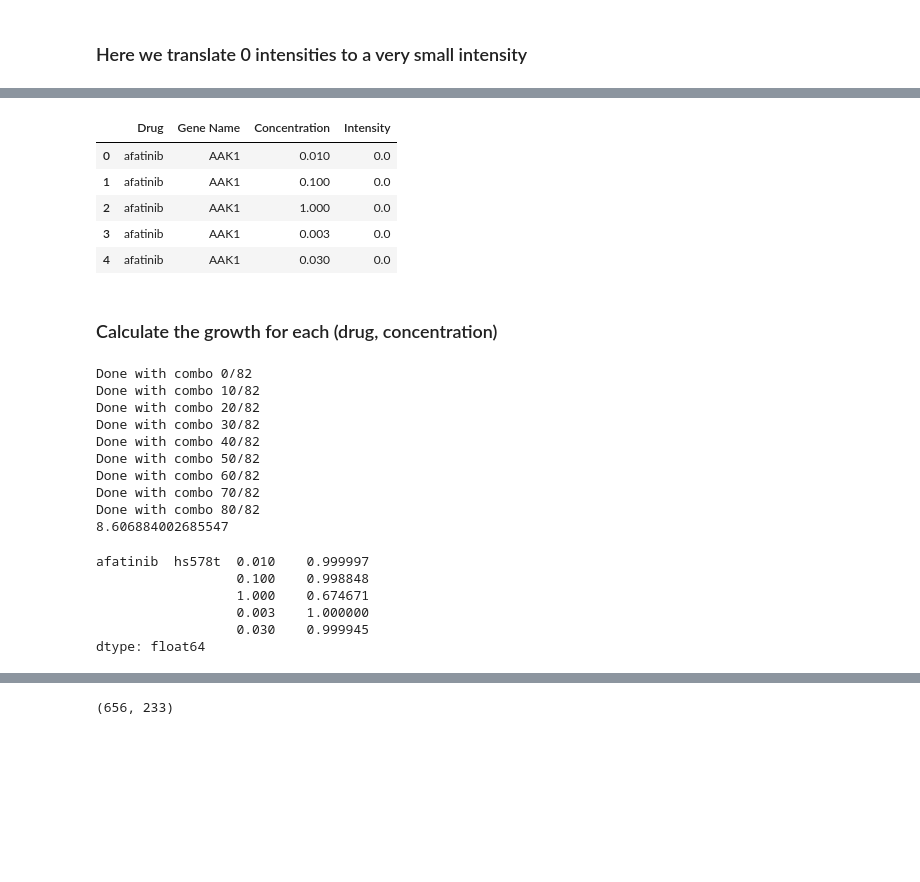
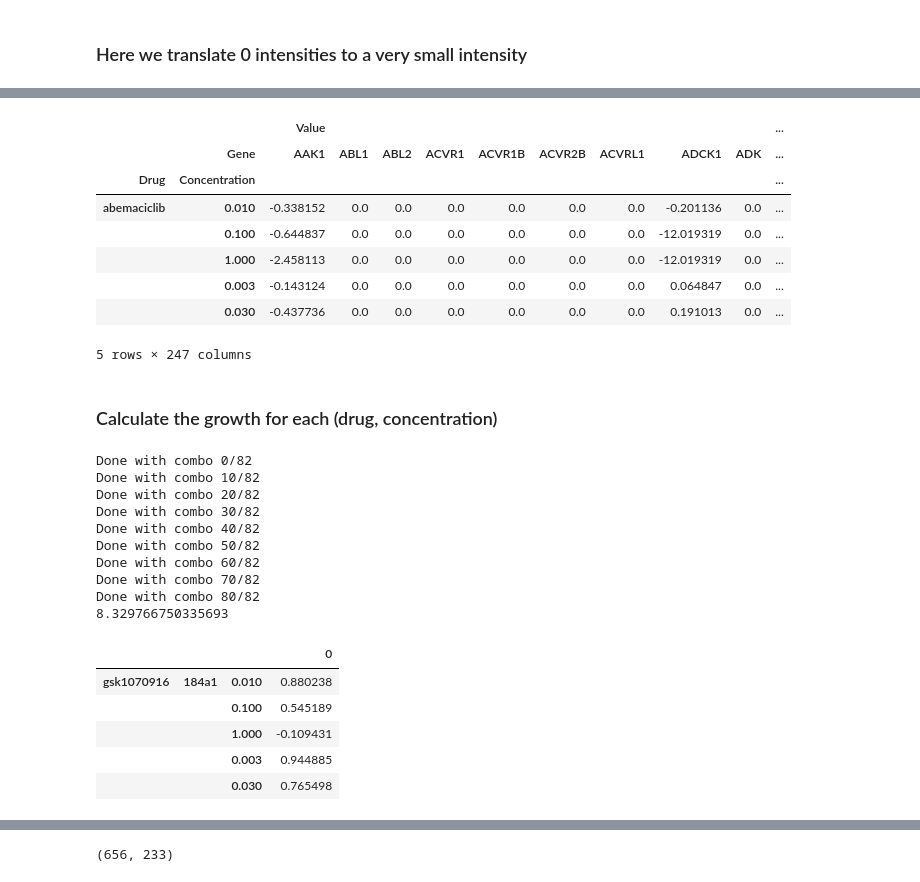
Before and after one commit to gomezlab/kinotypeClusteringAndRegression, a Jupyter notebook: src/reg_01_kinotypeEmbeddings.ipynb, the cells around one changed output, grey strips where cells are left out. Drawn from its saved outputs; the diff is of its cells as text; code cells hidden in the pictures; blank space fills up the shorter version.

```diff
--- a/src/reg_01_kinotypeEmbeddings.ipynb
+++ b/src/reg_01_kinotypeEmbeddings.ipynb
@@ -162,0 +181,17 @@ conc_data.head()
+# %%
+#raw_conc_data.to_csv('../data/regressionInputs/rawConcentrationData', sep='\t')
+conc_data = raw_conc_data.melt(id_vars=['Drug', 'Gene Name'],
+                   value_vars=['Relative Intensity 10 nM',
+                              'Relative Intensity 100 nM',
+                              'Relative Intensity 3 nM',
+                              'Relative Intensity 30 nM',
+                              'Relative Intensity 300 nM',
+                              'Relative Intensity 1000 nM',
+                              'Relative Intensity 3000 nM',
+                              'Relative Intensity 10000 nM',
+                              'Relative Intensity 30000 nM'
+                                ])
+conc_data.columns = ['Drug', 'Gene', 'Concentration', 'Value']
+conc_data = conc_data.pivot_table(index=['Drug', 'Concentration'], columns='Gene').fillna(1.0)
+
+conc_data.head()
@@ -221,7 +212,16 @@ min_observed = min(complete_obs['Intensity'][complete_obs['Intensity']>0])
+# %%
+# this gives us an idea of the sensitivity of the kinobeads
+# we can use this to avoid - infinity after a log2 transform
+min_observed = conc_data[conc_data > 0].min().min()
 # %% [markdown]
 ### Here we translate 0 intensities to a very small intensity
 # %%
-# min_cutter assumes machine precision half of smallest
+# min_cutter = 2 assumes machine precision half of smallest
 min_cutter = 2
-complete_obs['Intensity'][complete_obs['Intensity'] == 0] = min_observed/min_cutter
+
+# fill the zeros with the precision
+conc_data = conc_data.replace(0, min_observed/min_cutter)
+
+# verify the min is nonzero
+conc_data.min().min()
 # %% [output]
@@ -232,5 +229,5 @@ See the caveats in the documentation: http://pandas.pydata.org/pandas-docs/stabl
 # %%
 # log2 transform the data
-complete_obs['Intensity'] = np.log2(complete_obs['Intensity'].values)
-complete_obs.head()
+conc_data = conc_data.apply(np.log2)
+conc_data.head()
 # %% [output]
@@ -248,22 +263,26 @@ plt.show()
 # %%
 # first, convert concentration to micromolar (numeric)
-complete_obs['Concentration'] = complete_obs['Concentration'].apply(lambda x: float(x.split(' ')[2]))/1000
-complete_obs.head()
+conc_data.index = conc_data.index.set_levels(conc_data.index.levels[1].to_series().apply(lambda x: float(x.split(' ')[2]))/1000., level=1)
+
+conc_data.head()
 # %% [output]
-|  | Drug | Gene Name | Concentration | Intensity |
-| 0 | afatinib | AAK1 | 0.010 | 0.0 |
-| 1 | afatinib | AAK1 | 0.100 | 0.0 |
-| 2 | afatinib | AAK1 | 1.000 | 0.0 |
-| 3 | afatinib | AAK1 | 0.003 | 0.0 |
-| 4 | afatinib | AAK1 | 0.030 | 0.0 |
+|  |  | Value |  |  |  |  |  |  |  |  | ... |
+|  | Gene | AAK1 | ABL1 | ABL2 | ACVR1 | ACVR1B | ACVR2B | ACVRL1 | ADCK1 | ADK | ... |
+| Drug | Concentration |  |  |  |  |  |  |  |  |  | ... |
+| abemaciclib | 0.010 | -0.338152 | 0.0 | 0.0 | 0.0 | 0.0 | 0.0 | 0.0 | -0.201136 | 0.0 | ... |
+|  | 0.100 | -0.644837 | 0.0 | 0.0 | 0.0 | 0.0 | 0.0 | 0.0 | -12.019319 | 0.0 | ... |
+|  | 1.000 | -2.458113 | 0.0 | 0.0 | 0.0 | 0.0 | 0.0 | 0.0 | -12.019319 | 0.0 | ... |
+|  | 0.003 | -0.143124 | 0.0 | 0.0 | 0.0 | 0.0 | 0.0 | 0.0 | 0.064847 | 0.0 | ... |
+|  | 0.030 | -0.437736 | 0.0 | 0.0 | 0.0 | 0.0 | 0.0 | 0.0 | 0.191013 | 0.0 | ... |
+5 rows × 247 columns
 # %% [markdown]
 ### Calculate the growth for each (drug, concentration)
 # %%
 from time import time
 s = time()
 interpolated_data = {}
-concentrations = list(complete_obs.Concentration.unique())
-drugs_pres = complete_obs.Drug.unique()
+concentrations = list(conc_data.index.levels[1].unique())
+drugs_pres = common_drugs
 
 count = 0
 # loop through the observations and create new data
@@ -291,14 +310,14 @@ Done with combo 50/82
 Done with combo 60/82
 Done with combo 70/82
 Done with combo 80/82
-8.606884002685547
+8.329766750335693
 # %%
-interpolated_df = pd.Series(interpolated_data)
+interpolated_df = pd.DataFrame(pd.Series(interpolated_data))
 interpolated_df.head()
 # %% [output]
-afatinib  hs578t  0.010    0.999997
-                  0.100    0.998848
-                  1.000    0.674671
-                  0.003    1.000000
-                  0.030    0.999945
-dtype: float64
+|  |  |  | 0 |
+| gsk1070916 | 184a1 | 0.010 | 0.880238 |
+|  |  | 0.100 | 0.545189 |
+|  |  | 1.000 | -0.109431 |
+|  |  | 0.003 | 0.944885 |
+|  |  | 0.030 | 0.765498 |
```
Also changed, not shown: parts of 35 cells of this notebook, 3 other files.
